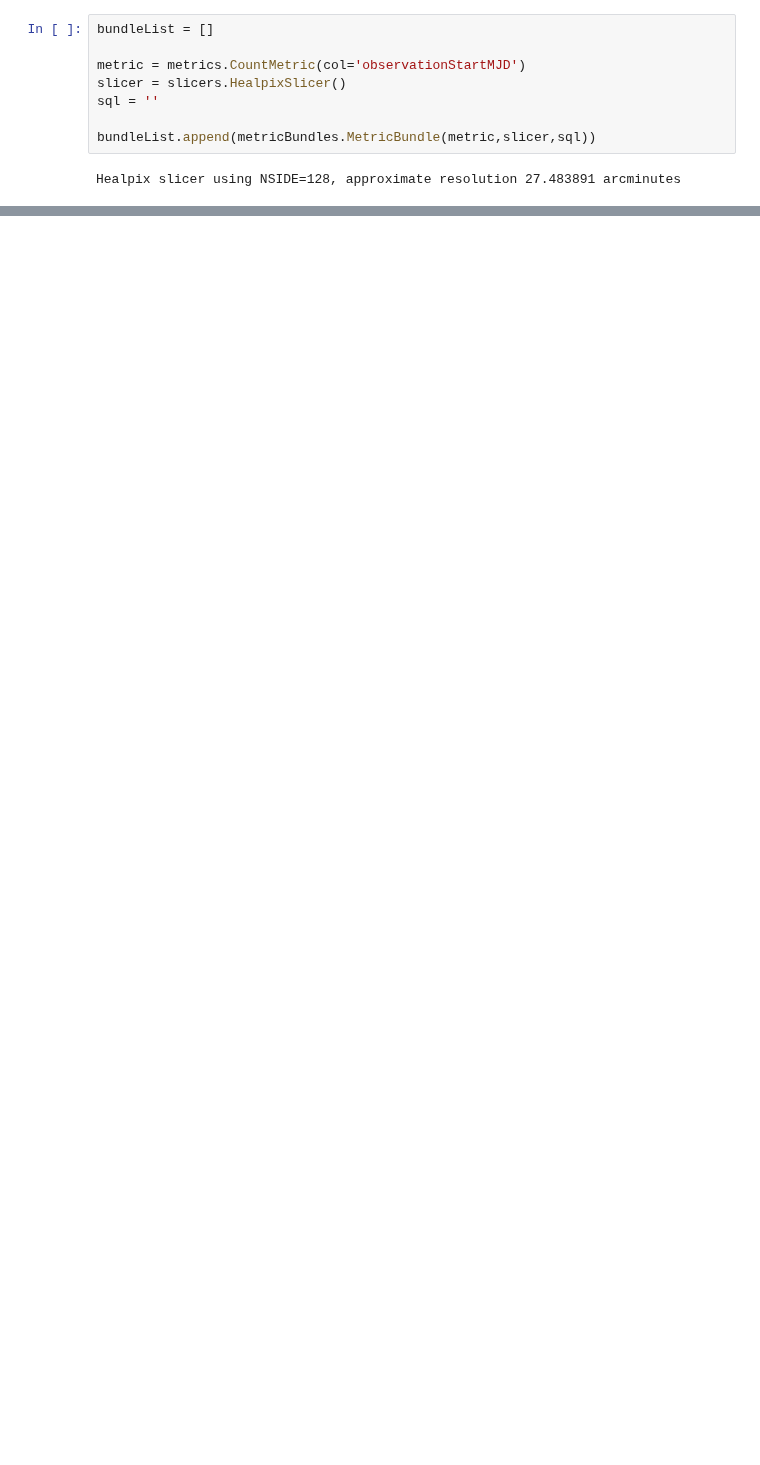
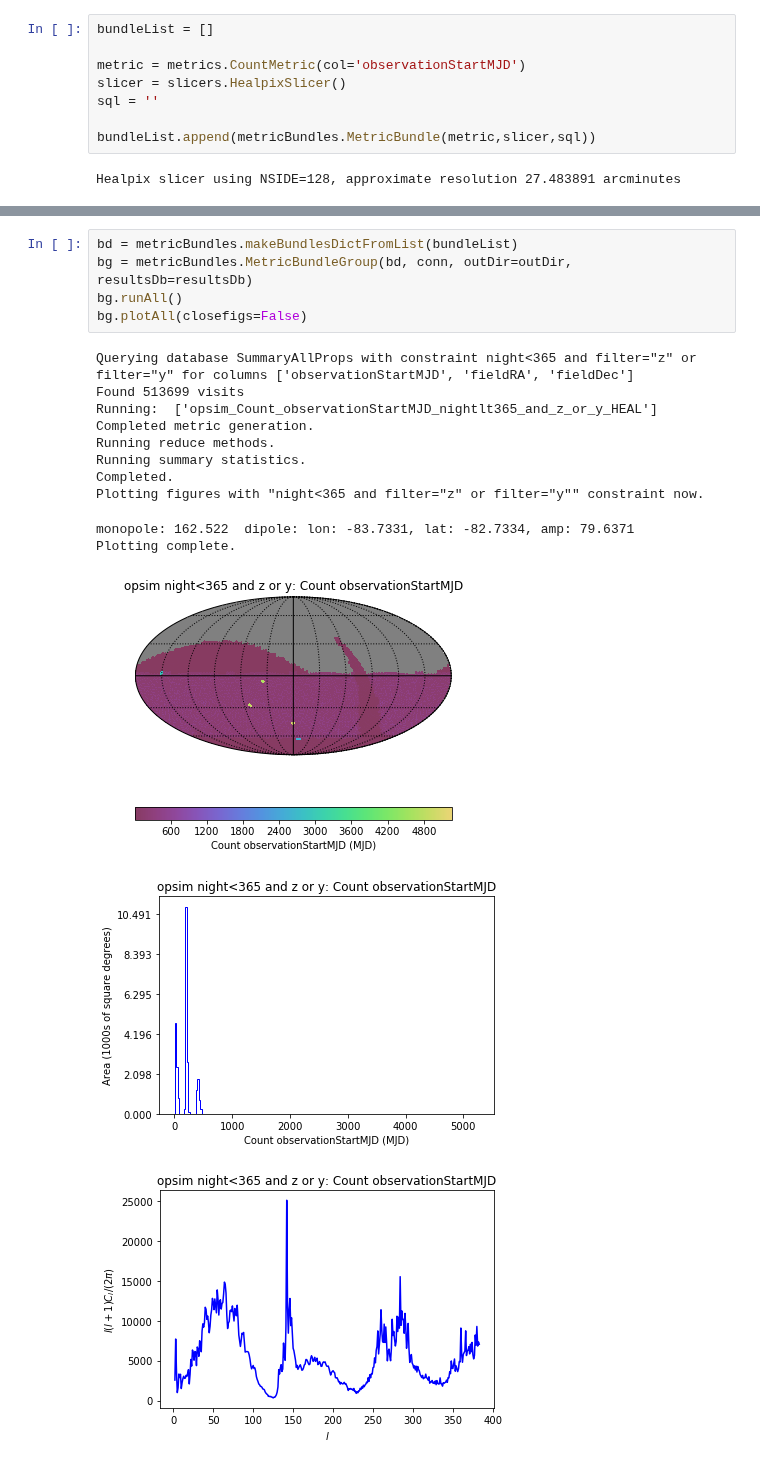
Before and after one commit to yoachim/18_scratch, a Jupyter notebook: maf_example/maf_example.ipynb, the cells around one changed output, grey strips where cells are left out. Saved outputs shown, nothing was run; the diff lists cells and outputs as text; blank space fills up the shorter version.

```diff
--- a/maf_example/maf_example.ipynb
+++ b/maf_example/maf_example.ipynb
@@ -49,0 +61,19 @@ Plotting complete.
+# %%
+bd = metricBundles.makeBundlesDictFromList(bundleList)
+bg = metricBundles.MetricBundleGroup(bd, conn, outDir=outDir, resultsDb=resultsDb)
+bg.runAll()
+bg.plotAll(closefigs=False)
+# %% [output]
+Querying database SummaryAllProps with constraint night<365 and filter="z" or filter="y" for columns ['observationStartMJD', 'fieldRA', 'fieldDec']
+Found 513699 visits
+Running:  ['opsim_Count_observationStartMJD_nightlt365_and_z_or_y_HEAL']
+Completed metric generation.
+Running reduce methods.
+Running summary statistics.
+Completed.
+Plotting figures with "night<365 and filter="z" or filter="y"" constraint now.
+monopole: 162.522  dipole: lon: -83.7331, lat: -82.7334, amp: 79.6371
+Plotting complete.
+[figure, added]
+[figure, added]
+[figure, added]
```
Also changed, not shown: parts of 4 cells of this notebook, 1 other file.
